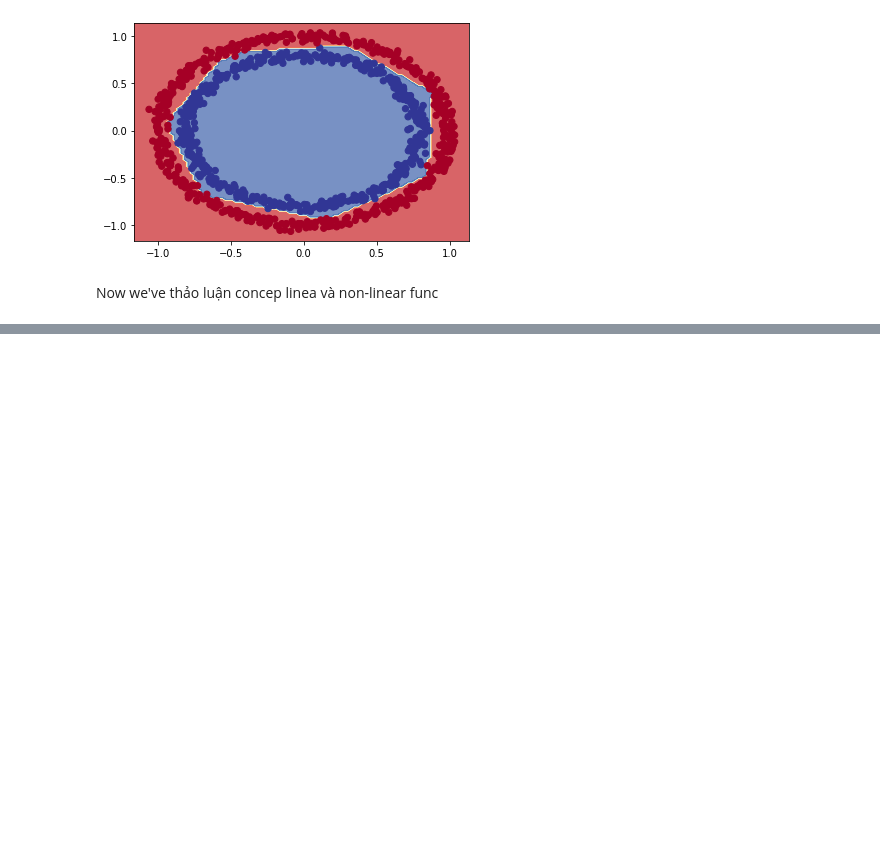
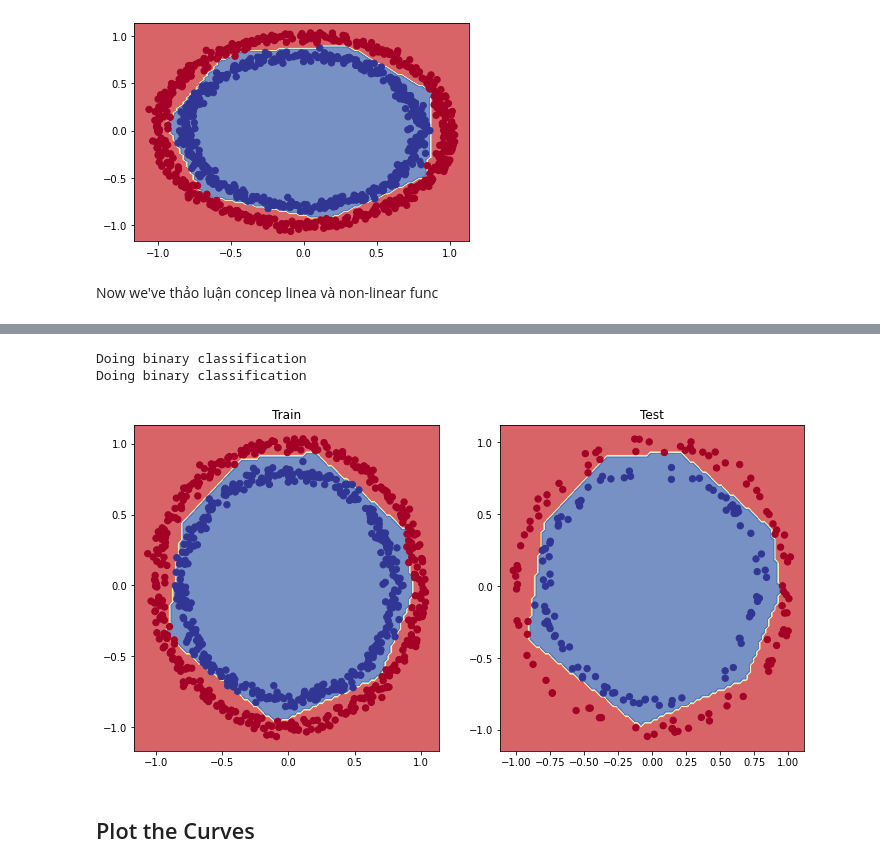
Before and after one commit to Thuoq/Hands-On-Machine-Learning-with-Scikit-Learn-Keras-and-TensorFlow-2nd-Edition, a Jupyter notebook: 02_Tensroflow_with_Classification_Problem.ipynb, the cells around one changed output, grey strips where cells are left out. Cells and saved outputs as stored; diff of their text form; code cells hidden in the pictures; blank space fills up the shorter version.

```diff
--- a/02_Tensroflow_with_Classification_Problem.ipynb
+++ b/02_Tensroflow_with_Classification_Problem.ipynb
@@ -527,0 +582,6 @@ Now we've thảo luận concep linea và non-linear func
+# %%
+# Split into traing and test sets
+X_train,y_train = X[:800],y[:800]
+X_test,y_test = X[800:],y[800:]
+
+X_train.shape,y_train.shape,X_test.shape,y_test.shape
@@ -527,0 +590,22 @@ Now we've thảo luận concep linea và non-linear func
+# %%
+# Let's recreate a model to fit the on traning dat aand evaluate on tesst
+
+# set seed
+tf.random.set_seed(42)
+
+# 1. Create the model same model _7
+
+model_8 = keras.Sequential([
+              keras.layers.Dense(4,activation="relu"),
+              keras.layers.Dense(4,activation="relu"),
+              keras.layers.Dense(1,activation="sigmoid")
+])
+# 2. Compile the model
+
+model_8.compile(loss=keras.losses.binary_crossentropy,
+               optimizer = keras.optimizers.Adam(learning_rate=0.01),
+               metrics = ['accuracy'])
+
+# 3. Fit the model X_train set
+
+history=  model_8.fit(X_train,y_train,epochs=25)
@@ -527,0 +636,16 @@ Now we've thảo luận concep linea và non-linear func
+# %%
+# Plot the decision boundaries for the trainin and test set
+plt.figure(figsize=(12,6))
+plt.subplot(1,2,1) # 1 row 2 cololumn index_1
+plt.title("Train")
+plot_decision_boundary(model_8,X=X_train,y=y_train)
+plt.subplot(1,2,2) # 1 row 2 cololumn index_2
+plt.title("Test")
+plot_decision_boundary(model_8,X=X_test,y=y_test)
+plt.show();
+# %% [output]
+Doing binary classification
+Doing binary classification
+[figure, added]
+# %% [markdown]
+## Plot the Curves
```
Also changed, not shown: parts of 37 cells of this notebook.
